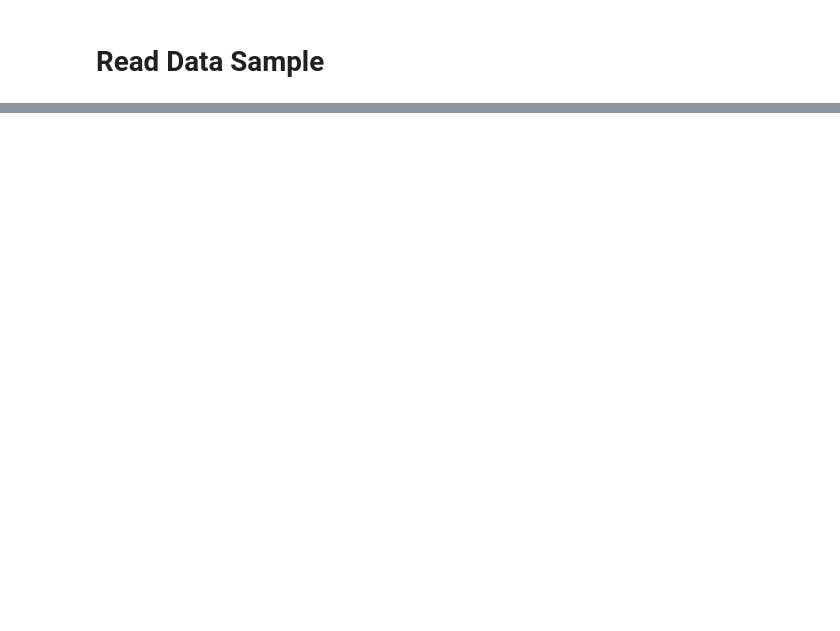
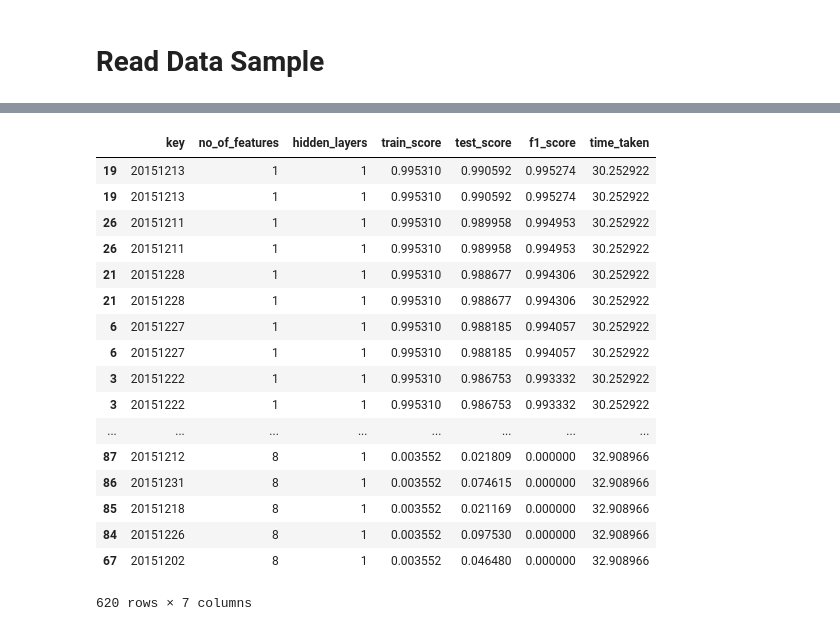
Before and after one commit to rkmalaiya/network_anomaly_detection_deep_learning, a Jupyter notebook: tf_vae_dense_trained_together_nsl_kdd.ipynb, the cells around one changed output, grey strips where cells are left out. Cells and saved outputs as stored; diff of their text form; code cells hidden in the pictures; blank space fills up the shorter version.

```diff
--- a/tf_vae_dense_trained_together_nsl_kdd.ipynb
+++ b/tf_vae_dense_trained_together_nsl_kdd.ipynb
@@ -399,2 +418,4 @@ plot(actual_value = Train.actual_value_, pred_value = Train.pred_value_)
+# %%
+past_scores = pd.read_pickle("dataset/scores/tf_vae_dense_trained_together_nsl_kdd_scores-all.pkl")
 # %%
 past_scores
@@ -400,0 +441,21 @@ past_scores
+# %%
+past_scores.sort_values(by='f1_score', ascending = False)
+# %% [output]
+|  | key | no_of_features | hidden_layers | train_score | test_score | f1_score | time_taken |
+| 19 | 20151213 | 1 | 1 | 0.995310 | 0.990592 | 0.995274 | 30.252922 |
+| 19 | 20151213 | 1 | 1 | 0.995310 | 0.990592 | 0.995274 | 30.252922 |
+| 26 | 20151211 | 1 | 1 | 0.995310 | 0.989958 | 0.994953 | 30.252922 |
+| 26 | 20151211 | 1 | 1 | 0.995310 | 0.989958 | 0.994953 | 30.252922 |
+| 21 | 20151228 | 1 | 1 | 0.995310 | 0.988677 | 0.994306 | 30.252922 |
+| 21 | 20151228 | 1 | 1 | 0.995310 | 0.988677 | 0.994306 | 30.252922 |
+| 6 | 20151227 | 1 | 1 | 0.995310 | 0.988185 | 0.994057 | 30.252922 |
+| 6 | 20151227 | 1 | 1 | 0.995310 | 0.988185 | 0.994057 | 30.252922 |
+| 3 | 20151222 | 1 | 1 | 0.995310 | 0.986753 | 0.993332 | 30.252922 |
+| 3 | 20151222 | 1 | 1 | 0.995310 | 0.986753 | 0.993332 | 30.252922 |
+| ... | ... | ... | ... | ... | ... | ... | ... |
+| 87 | 20151212 | 8 | 1 | 0.003552 | 0.021809 | 0.000000 | 32.908966 |
+| 86 | 20151231 | 8 | 1 | 0.003552 | 0.074615 | 0.000000 | 32.908966 |
+| 85 | 20151218 | 8 | 1 | 0.003552 | 0.021169 | 0.000000 | 32.908966 |
+| 84 | 20151226 | 8 | 1 | 0.003552 | 0.097530 | 0.000000 | 32.908966 |
+| 67 | 20151202 | 8 | 1 | 0.003552 | 0.046480 | 0.000000 | 32.908966 |
+620 rows × 7 columns
```
Also changed, not shown: parts of 20 cells of this notebook, 9 other files.
